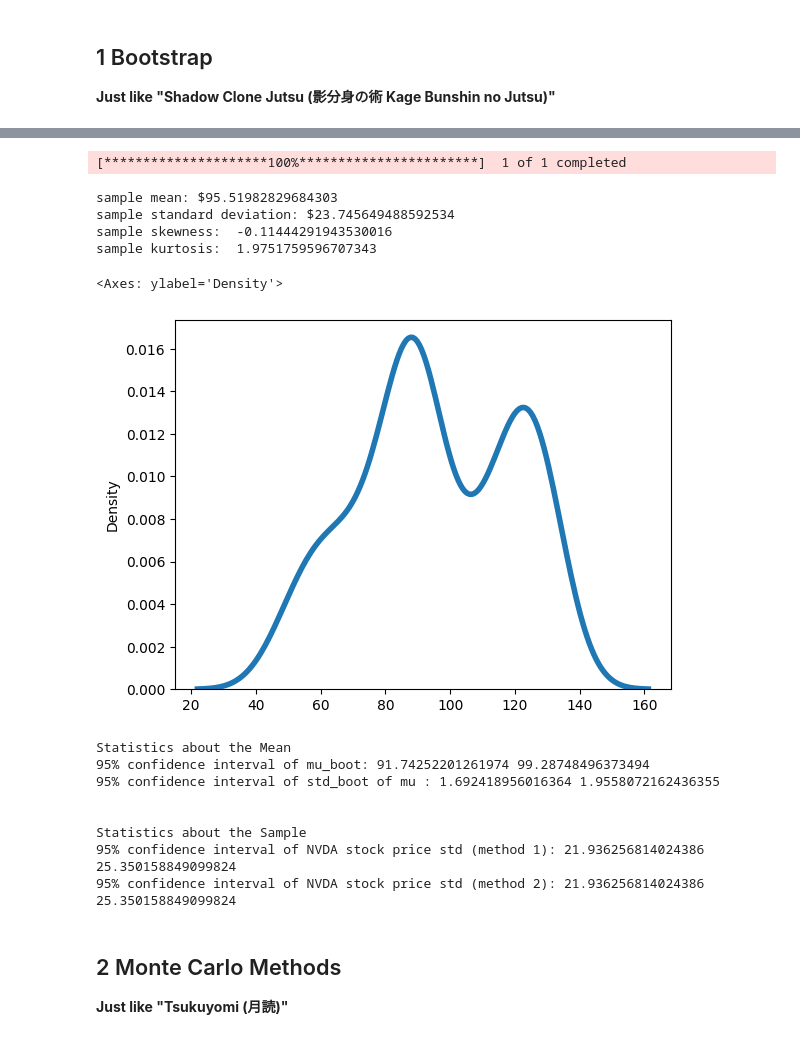
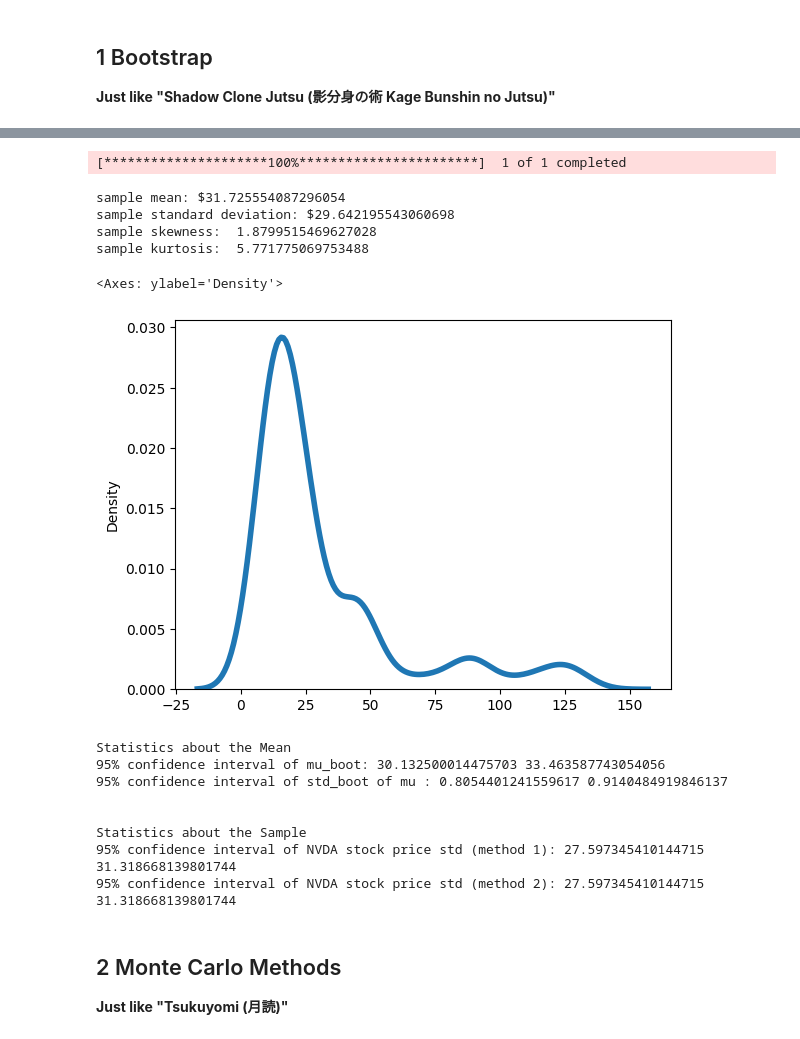
Before and after one commit to yfeng445/NEU, a Jupyter notebook: 1/INFO 6105/Lectures/2/Lecture02_Bootstrap_MonteCarlo.ipynb, the cells around one changed output, grey strips where cells are left out. Cells and saved outputs as stored; diff of their text form; code cells hidden in the pictures.

Commit message:
upd: AAPL -> NVDA

```diff
--- a/1/INFO 6105/Lectures/2/Lecture02_Bootstrap_MonteCarlo.ipynb
+++ b/1/INFO 6105/Lectures/2/Lecture02_Bootstrap_MonteCarlo.ipynb
@@ -17,27 +17,27 @@ from datetime import datetime
 import scipy.stats as ss
 import yfinance as yf
 # %%
-start_date = datetime(2024,1,1)
+start_date = datetime(2020,1,1)
 end_date = datetime(2024,8,31)
 
 stock_symbol = "NVDA"
 stocks = yf.download(stock_symbol,start_date ,end_date)
 stocks['Adj Close'].describe() # summary statistics
 X = stocks['Adj Close'].values
 print(f"sample mean: ${np.mean(X)}")
 print(f"sample standard deviation: ${np.std(X)}")
 print("sample skewness: ",ss.skew(X, axis=0, bias=True))
 print("sample kurtosis: ",ss.kurtosis(X, axis=0, bias=True)+3)
 # Empirical Distribution
 sns.kdeplot(data=X,linewidth=4)
 # %% [output]
 [*********************100%***********************]  1 of 1 completed
-sample mean: $95.51982829684303
-sample standard deviation: $23.745649488592534
-sample skewness:  -0.11444291943530016
-sample kurtosis:  1.9751759596707343
+sample mean: $31.725554087296054
+sample standard deviation: $29.642195543060698
+sample skewness:  1.8799515469627028
+sample kurtosis:  5.771775069753488
 <Axes: ylabel='Density'>
-[figure, old version]
+[figure, new version]
 # %%
 "Bootstrap"
 T= X.shape[0]
@@ -63,13 +63,13 @@ print(f"95% confidence interval of {stock_symbol} stock price std (method 1):",
 print(f"95% confidence interval of {stock_symbol} stock price std (method 2):", xboot_std[25], xboot_std[975])
 # %% [output]
 Statistics about the Mean
-95% confidence interval of mu_boot: 91.74252201261974 99.28748496373494
-95% confidence interval of std_boot of mu : 1.692418956016364 1.9558072162436355
+95% confidence interval of mu_boot: 30.132500014475703 33.463587743054056
+95% confidence interval of std_boot of mu : 0.8054401241559617 0.9140484919846137
 
 
 Statistics about the Sample
-95% confidence interval of NVDA stock price std (method 1): 21.936256814024386 25.350158849099824
-95% confidence interval of NVDA stock price std (method 2): 21.936256814024386 25.350158849099824
+95% confidence interval of NVDA stock price std (method 1): 27.597345410144715 31.318668139801744
+95% confidence interval of NVDA stock price std (method 2): 27.597345410144715 31.318668139801744
 # %% [markdown]
 ## 2 Monte Carlo Methods
 **Just like "Tsukuyomi (月読)"**
```
Also changed, not shown: parts of 2 cells of this notebook, 1 other file.
